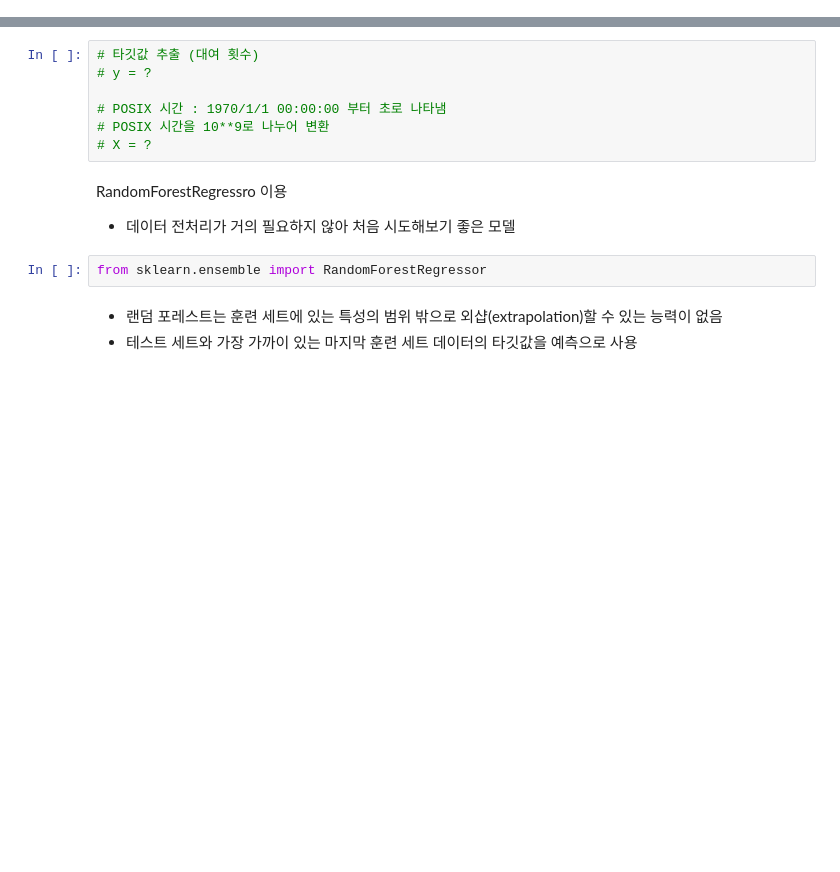
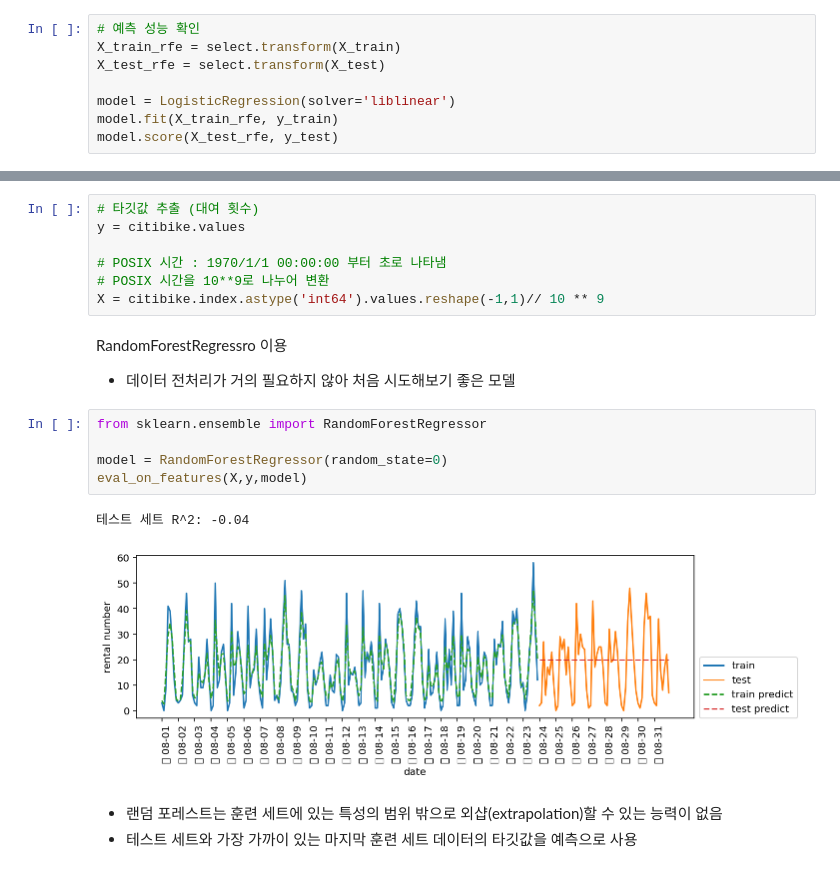
Before and after one commit to soohyoen/artificial-intelligence, a Jupyter notebook: ml_14_지도학습_데이터표현_특성공학_ipynb의_사본.ipynb, the cells around one changed output, grey strips where cells are left out. Saved outputs shown, nothing was run; the diff lists cells and outputs as text; blank space fills up the shorter version.

```diff
--- a/ml_14_지도학습_데이터표현_특성공학_ipynb의_사본.ipynb
+++ b/ml_14_지도학습_데이터표현_특성공학_ipynb의_사본.ipynb
@@ -586,0 +627,8 @@ from sklearn.feature_selection import RFE
+# %%
+# 예측 성능 확인
+X_train_rfe = select.transform(X_train)
+X_test_rfe = select.transform(X_test)
+
+model = LogisticRegression(solver='liblinear')
+model.fit(X_train_rfe, y_train)
+model.score(X_test_rfe, y_test)
@@ -663,17 +748,23 @@ def eval_on_features(features, target, regressor):
 #### 첫 번째 시도는 날짜와 시간을 하나의 숫자로 표현한 특성을 사용
 # %%
 # 타깃값 추출 (대여 횟수)
-# y = ?
+y = citibike.values
 
 # POSIX 시간 : 1970/1/1 00:00:00 부터 초로 나타냄
 # POSIX 시간을 10**9로 나누어 변환
-# X = ?
+X = citibike.index.astype('int64').values.reshape(-1,1)// 10 ** 9
 # %% [markdown]
 RandomForestRegressro 이용
 
 - 데이터 전처리가 거의 필요하지 않아 처음 시도해보기 좋은 모델
 # %%
 from sklearn.ensemble import RandomForestRegressor
+
+model = RandomForestRegressor(random_state=0)
+eval_on_features(X,y,model)
+# %% [output]
+테스트 세트 R^2: -0.04
+[figure, added]
 # %% [markdown]
 - 랜덤 포레스트는 훈련 세트에 있는 특성의 범위 밖으로 외샵(extrapolation)할 수 있는 능력이 없음
 - 테스트 세트와 가장 가까이 있는 마지막 훈련 세트 데이터의 타깃값을 예측으로 사용
```
Also changed, not shown: parts of 20 cells of this notebook.
